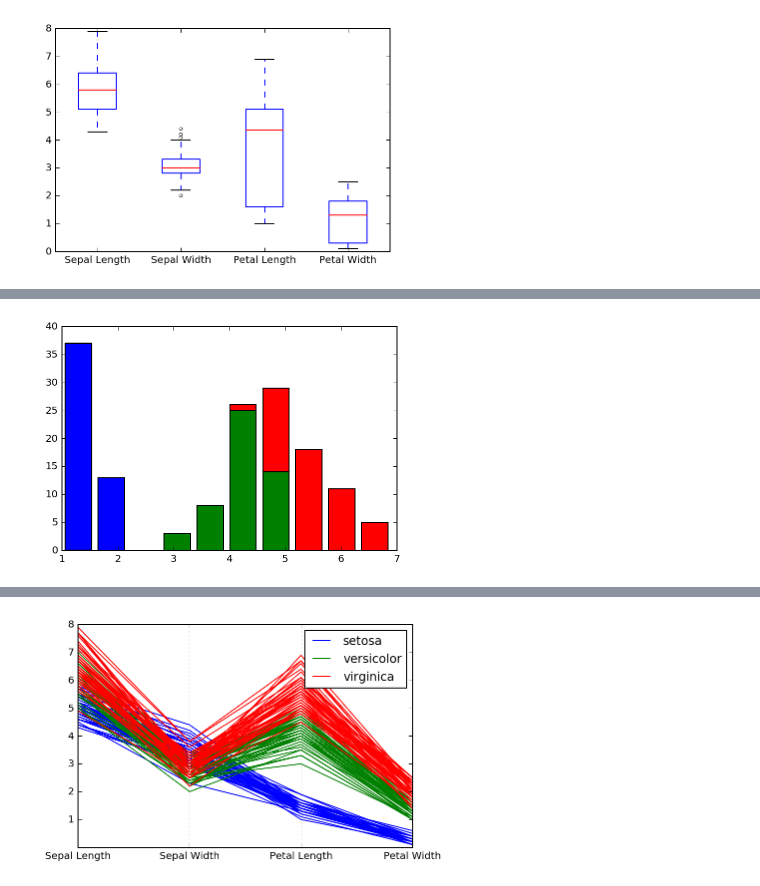
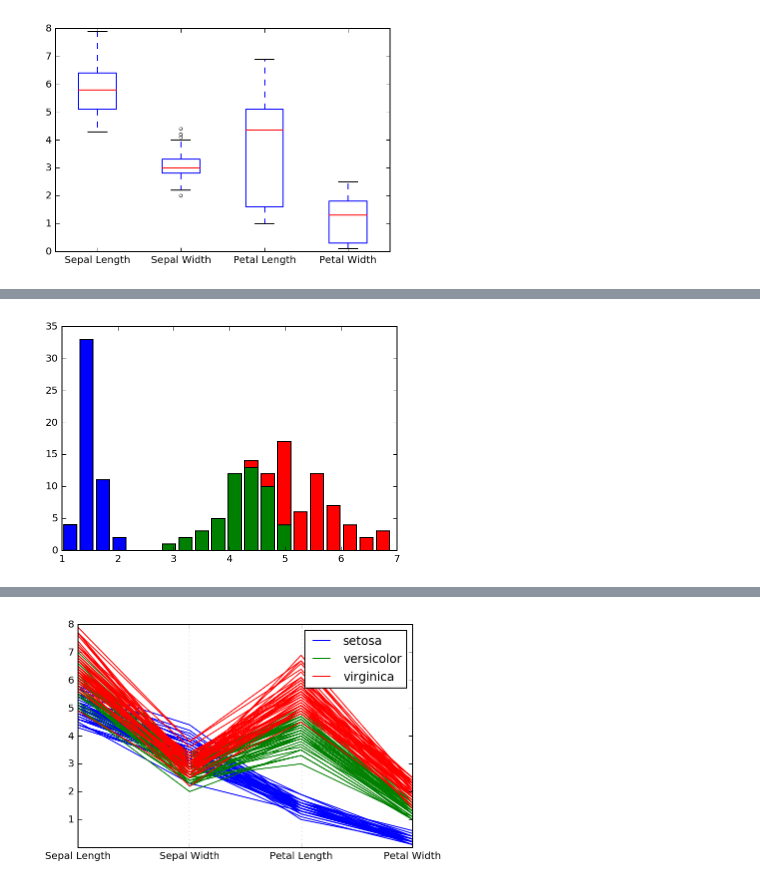
Before and after one commit to croach/oreilly-matplotlib-course, a Jupyter notebook: 03 - pyplot/0303 - More Plotting.ipynb, the cells around one changed output, grey strips where cells are left out. Cells and saved outputs as stored; diff of their text form; code cells hidden in the pictures.

```diff
--- a/03 - pyplot/0303 - More Plotting.ipynb
+++ b/03 - pyplot/0303 - More Plotting.ipynb
@@ -139,13 +205,13 @@ plt.ylabel('Petal Width');
 # %%
 # Split the data set up into one list per species
 setosa = [r.petal_length for r in data if r.species == 'Iris-setosa']
 versicolor = [r.petal_length for r in data if r.species == 'Iris-versicolor']
 virginica = [r.petal_length for r in data if r.species == 'Iris-virginica']
 
 # Create a list of colors (one per species)
 colors = [cmap['Iris-setosa'], cmap['Iris-versicolor'], cmap['Iris-virginica']]
 
 # Plot a stacked histogram
-plt.hist([setosa, versicolor, virginica], color=colors, histtype='barstacked');
+plt.hist([setosa, versicolor, virginica], color=colors, histtype='barstacked', bins=20);
 # %% [output]
-[figure, old version]
+[figure, new version]
```
Also changed, not shown: parts of 13 cells of this notebook.
